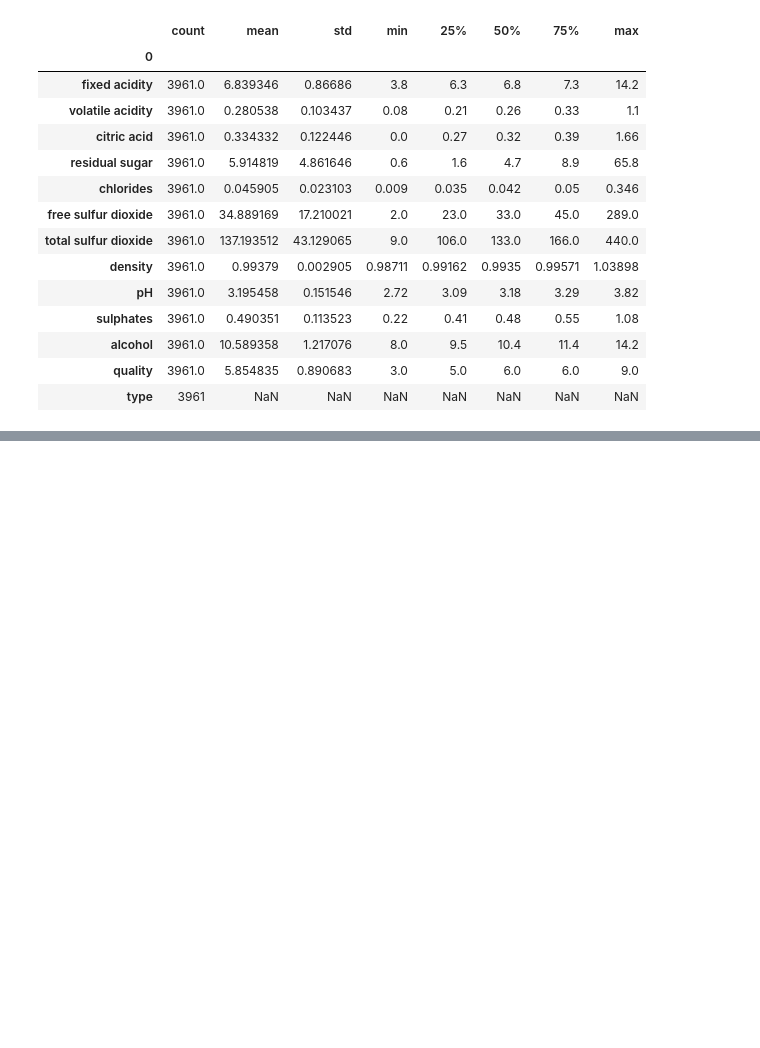
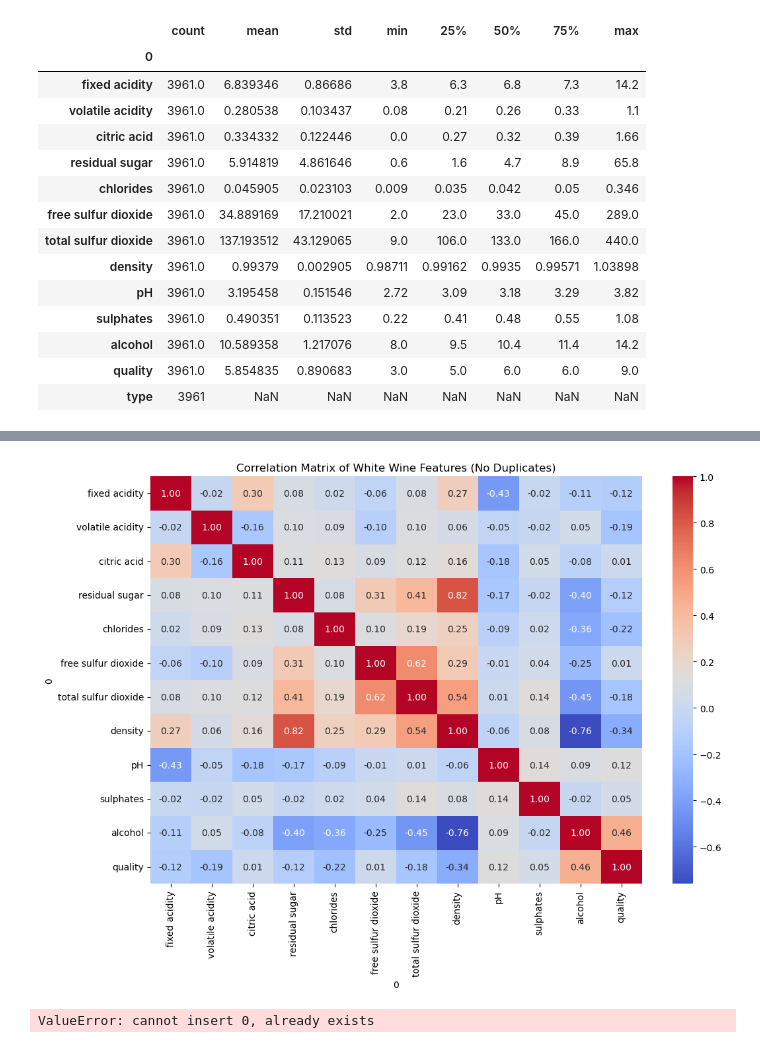
Before and after one commit to AndyTheDragon/dat4bi-mp2, a Jupyter notebook: white-wine.ipynb, the cells around one changed output, grey strips where cells are left out. Saved outputs shown, nothing was run; the diff lists cells and outputs as text; code cells hidden in the pictures; blank space fills up the shorter version.

```diff
--- a/white-wine.ipynb
+++ b/white-wine.ipynb
@@ -194,0 +231,20 @@ White Wine Summary (no duplicates):
+# %%
+import seaborn as sns
+
+# Compute the correlation matrix for numeric columns
+corr = white_no_duplicates[numeric_cols].corr()
+
+# Plot the correlation matrix as a heatmap
+plt.figure(figsize=(12, 8))
+sns.heatmap(corr, annot=True, cmap='coolwarm', fmt=".2f")
+plt.title('Correlation Matrix of White Wine Features (No Duplicates)')
+plt.show()
+
+# Display pairs with high correlation (absolute value > 0.5, excluding self-correlation)
+high_corr = corr.abs().where(lambda x: x > 0.5).stack().reset_index()
+high_corr = high_corr[high_corr['level_0'] != high_corr['level_1']]
+high_corr.columns = ['Feature 1', 'Feature 2', 'Correlation']
+display(high_corr.sort_values(by='Correlation', ascending=False).drop_duplicates())
+# %% [output]
+[figure, added]
+ValueError: cannot insert 0, already exists
```
Also changed, not shown: parts of 2 cells of this notebook.
